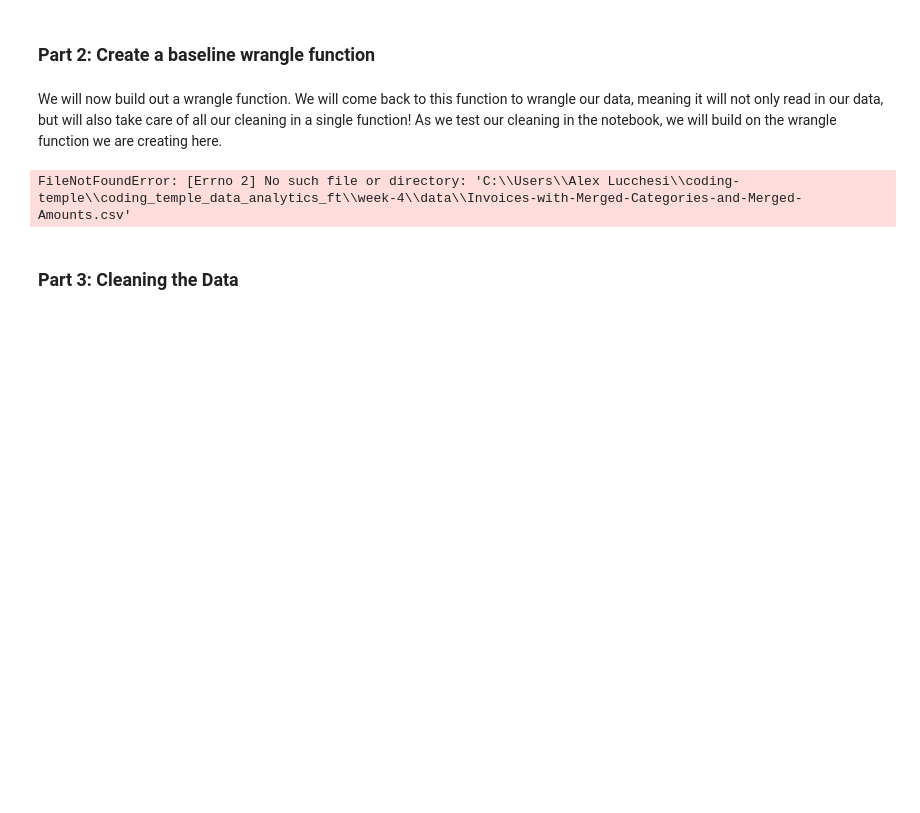
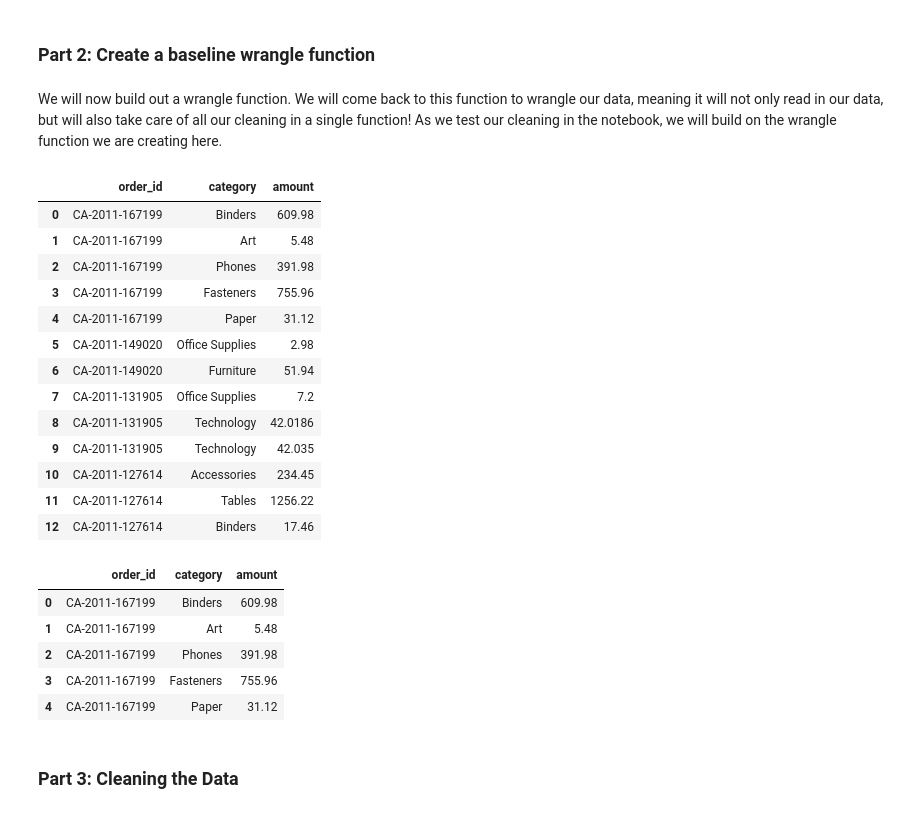
Before and after one commit to Jstra10/CT-2023, a Jupyter notebook: week_4/Python for DA Day IV Completed.ipynb, the cells around one changed output. Saved outputs shown, nothing was run; the diff lists cells and outputs as text; code cells hidden in the pictures; blank space fills up the shorter version.

```diff
--- a/week_4/Python for DA Day IV Completed.ipynb
+++ b/week_4/Python for DA Day IV Completed.ipynb
@@ -31,26 +31,47 @@ We will now build out a wrangle function. We will come back to this function to
 # %%
 # Wrangle dataset
 def wrangle(filepath):
     df = pd.read_csv(filepath)
     df.columns = df.columns.str.lower().str.replace(' ', '_')
 
     new_cat = [df['category'][index].split(sep='|') for index in range(len(df))]
     new_prices = [df['amount'][index].split(sep='|') for index in range(len(df))]
     order_ids = [df['order_id'][index] for index in range(len(df))]
 
     c = 0
     for l1, l2 in zip(new_cat, new_prices):
         for cat, price in zip(l1, l2):
             df.loc[len(df.index)] = [order_ids[c], cat, price]
         c += 1
 
     df = df[4:].reset_index(drop=True)
     return df
+wrangle(r'C:\Users\jjs61\OneDrive\Desktop\Class\week_4\Lectures\Data\Invoices-with-Merged-Categories-and-Merged-Amounts.csv')
+# %% [output]
+|  | order_id | category | amount |
+| 0 | CA-2011-167199 | Binders | 609.98 |
+| 1 | CA-2011-167199 | Art | 5.48 |
+| 2 | CA-2011-167199 | Phones | 391.98 |
+| 3 | CA-2011-167199 | Fasteners | 755.96 |
+| 4 | CA-2011-167199 | Paper | 31.12 |
+| 5 | CA-2011-149020 | Office Supplies | 2.98 |
+| 6 | CA-2011-149020 | Furniture | 51.94 |
+| 7 | CA-2011-131905 | Office Supplies | 7.2 |
+| 8 | CA-2011-131905 | Technology | 42.0186 |
+| 9 | CA-2011-131905 | Technology | 42.035 |
+| 10 | CA-2011-127614 | Accessories | 234.45 |
+| 11 | CA-2011-127614 | Tables | 1256.22 |
+| 12 | CA-2011-127614 | Binders | 17.46 |
 # %%
-df = wrangle(r'C:\Users\Alex Lucchesi\coding-temple\coding_temple_data_analytics_ft\week-4\data\Invoices-with-Merged-Categories-and-Merged-Amounts.csv')
+df = wrangle(r'C:\Users\jjs61\OneDrive\Desktop\Class\week_4\Lectures\Data\Invoices-with-Merged-Categories-and-Merged-Amounts.csv')
 df.head()
 # %% [output]
-FileNotFoundError: [Errno 2] No such file or directory: 'C:\\Users\\Alex Lucchesi\\coding-temple\\coding_temple_data_analytics_ft\\week-4\\data\\Invoices-with-Merged-Categories-and-Merged-Amounts.csv'
+|  | order_id | category | amount |
+| 0 | CA-2011-167199 | Binders | 609.98 |
+| 1 | CA-2011-167199 | Art | 5.48 |
+| 2 | CA-2011-167199 | Phones | 391.98 |
+| 3 | CA-2011-167199 | Fasteners | 755.96 |
+| 4 | CA-2011-167199 | Paper | 31.12 |
 # %% [markdown]
 ### Part 3: Cleaning the Data
 # %% [markdown]
```
Also changed, not shown: 27 other files.
